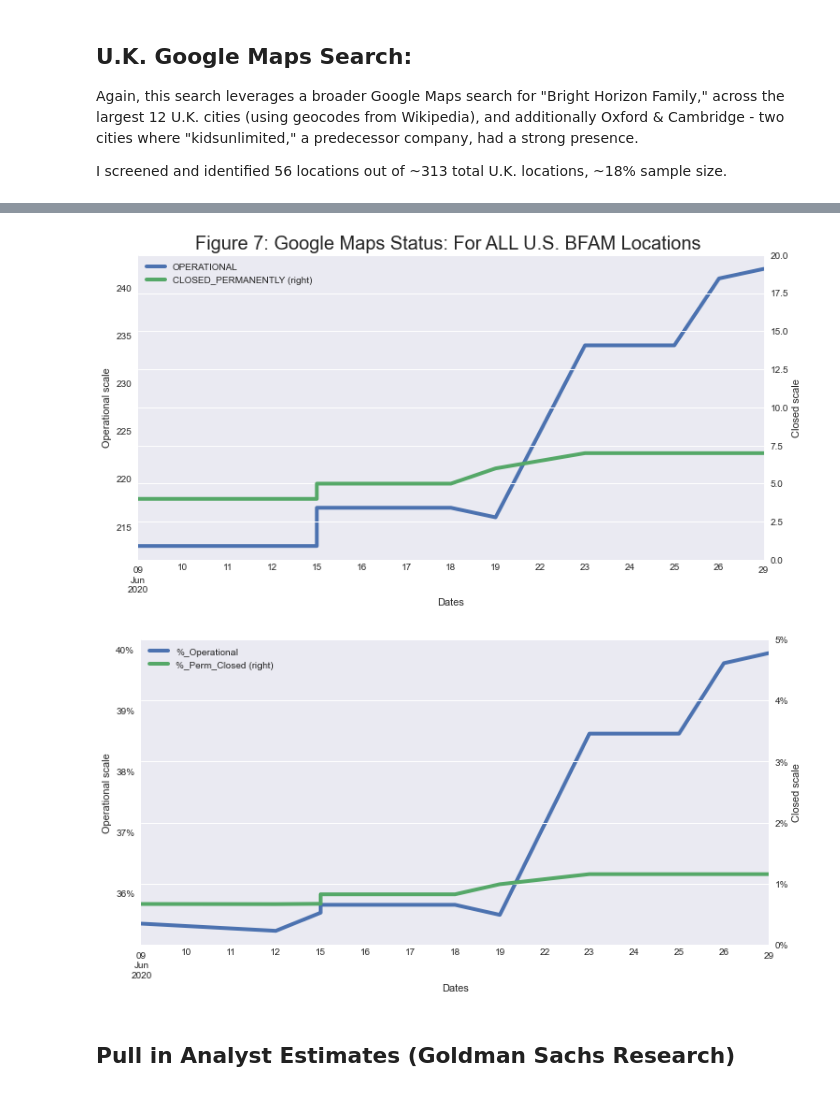
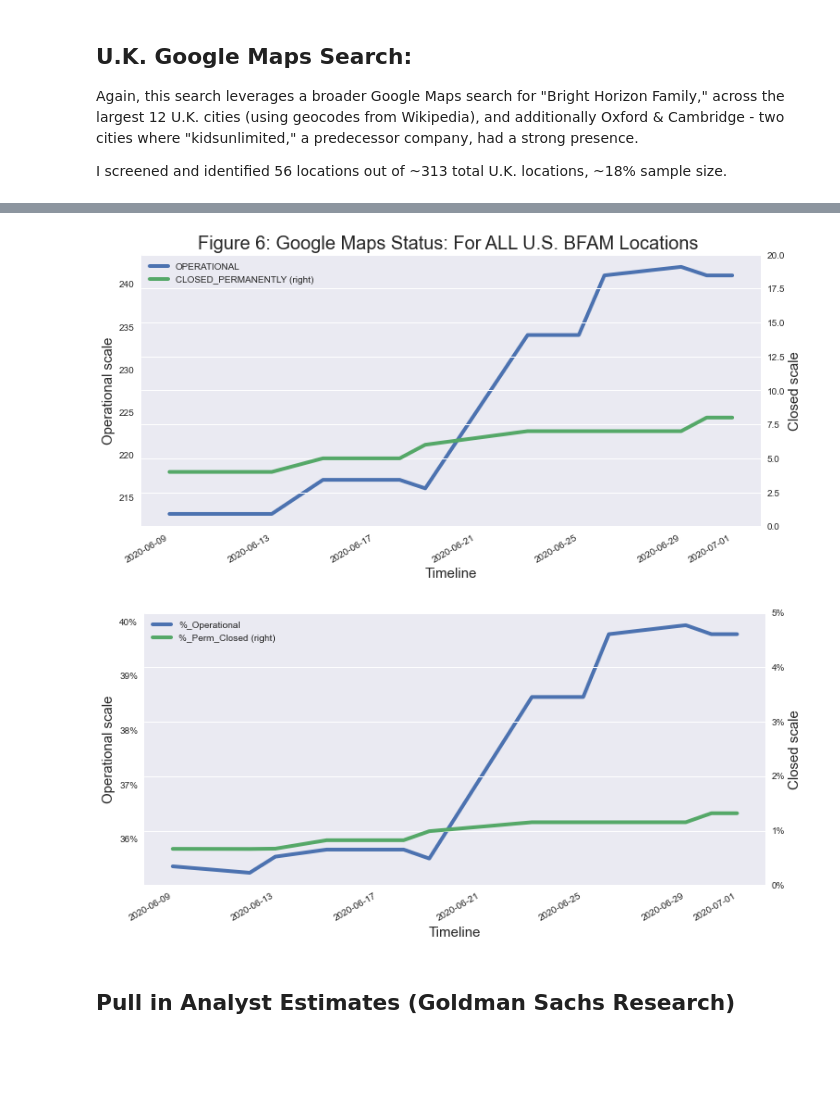
Before and after one commit to josh-grasso/BFAM_Google_Maps_Analysis, a Jupyter notebook: BFAM_GitHub_wo_GMaps.ipynb, the cells around one changed output, grey strips where cells are left out. Drawn from its saved outputs; the diff is of its cells as text; code cells hidden in the pictures; blank space fills up the shorter version.

Commit message:
Update w/ Jul 1st data, organize CSVs in directory

```diff
--- a/BFAM_GitHub_wo_GMaps.ipynb
+++ b/BFAM_GitHub_wo_GMaps.ipynb
@@ -54,6 +54,6 @@ import requests, bs4
 
 today = datetime.now()
 month,day,year = today.month,today.day,today.year
-parent_folder = Path.home() / 'Jupyter' / 'BFAM_Project' / 'BFAM_Google_Maps_Analysis'
+csv_folder = Path.home() / 'Jupyter' / 'BFAM_Project' / 'BFAM_Google_Maps_Analysis' / 'CSVs'
 # %% [markdown]
 ## BFAM Website Scrape: Location Information Published on BFAM's Website
@@ -190,6 +193,6 @@ This code performs a search for the business status of the ~440 BFAM locations l
 # %%
 # Load Prior Data
-BFAM_status_timeline_path = parent_folder / Path('BFAM_status_timeline.csv')
+BFAM_status_timeline_path = csv_folder / Path('BFAM_status_timeline.csv')
 prior_bfam_status_timeline = pd.read_csv(BFAM_status_timeline_path,index_col=0)
 # %%
 """
@@ -288,12 +289,12 @@ Through a broader Google Maps search for "Bright Horizon Family," across the lar
 This code performs a search for the business status of these 165 locations.
 # %%
 # Load Prior Data
-BFAM_broad_search_status_timeline_path = parent_folder / Path('BFAM_broad_search_status_timeline.csv')
+BFAM_broad_search_status_timeline_path = csv_folder / Path('BFAM_broad_search_status_timeline.csv')
 prior_bfam_broad_search_status_timeline = pd.read_csv(BFAM_broad_search_status_timeline_path,index_col=0)
 prior_bfam_broad_search_status_timeline.index.name = 'place_id'
 
 # Load Original Search Results
-BFAM_broad_search_results_path = parent_folder / Path('BFAM_broad_search_results.csv')
+BFAM_broad_search_results_path = csv_folder / Path('BFAM_broad_search_results.csv')
 BFAM_broad_search_results_frame = pd.read_csv(BFAM_broad_search_results_path,index_col=0)
 # %%
 """
@@ -419,7 +417,7 @@ Again, this search leverages a broader Google Maps search for "Bright Horizon Fa
 I screened and identified 56 locations out of \~313 total U.K. locations, \~18% sample size.
 # %%
 # Load Prior Data
-BFAM_uk_status_timeline_path = parent_folder / Path('BFAM_uk_status_timeline.csv')
+BFAM_uk_status_timeline_path = csv_folder / Path('BFAM_uk_status_timeline.csv')
 prior_bfam_uk_status_timeline = pd.read_csv(BFAM_uk_status_timeline_path,index_col=0)
 prior_bfam_uk_status_timeline.index.name = 'place_id'
 # %%
@@ -523,28 +497,27 @@ plt.legend(fontsize=12.5, loc="lower center",frameon=True,facecolor='white',fram
 # %%
 # CHART: Google Maps Status: For ALL U.S. BFAM Locations
-ax_1 = _total_us_timeline_remove_na[['OPERATIONAL','CLOSED_PERMANENTLY']].plot(
+ax_6_1 = total_us_timeline_remove_na[['OPERATIONAL','CLOSED_PERMANENTLY']].plot(
     secondary_y='CLOSED_PERMANENTLY',figsize=(12,6),linewidth=4);
-ax_1.set_ylabel('Operational scale')
-ax_1.right_ax.set_ylabel('Closed scale')
-ax_1.right_ax.set_ylim(0,20)
+ax_6_1.set_ylabel('Operational scale',fontsize=15)
+ax_6_1.set_xlabel('Timeline',fontsize=15)
+ax_6_1.right_ax.set_ylabel('Closed scale',fontsize=15)
+ax_6_1.right_ax.set_ylim(0,20)
 
-plt.title("Figure 7: Google Maps Status: For ALL U.S. BFAM Locations ",fontsize=20)
+plt.title("Figure 6: Google Maps Status: For ALL U.S. BFAM Locations ",fontsize=20)
 
-ax_2 = _total_us_timeline_remove_na[['%_Operational','%_Perm_Closed']].plot(
+ax_6_2 = total_us_timeline_remove_na[['%_Operational','%_Perm_Closed']].plot(
     secondary_y='%_Perm_Closed',figsize=(12,6),linewidth=4);
-ax_2.set_ylabel('Operational scale');
-ax_2.right_ax.set_ylabel('Closed scale');
-ax_2.right_ax.set_ylim(0,0.05);
-vals_l = ax_2.get_yticks();
-ax_2.set_yticklabels(['{:,.0%}'.format(y) for y in vals_l])
-vals_r = ax_2.right_ax.get_yticks()
-ax_2.right_ax.set_yticklabels(['{:,.0%}'.format(y) for y in vals_r]);
-
-# Clean up the non-overlapping dates with drop_na (otherwise the data is confusing)
-#total_us_timeline_remove_na[['OPERATIONAL','%_Operational']].plot(subplots=True);
+ax_6_2.set_ylabel('Operational scale',fontsize=15)
+ax_6_2.set_xlabel('Timeline',fontsize=15)
+ax_6_2.right_ax.set_ylabel('Closed scale',fontsize=15)
+ax_6_2.right_ax.set_ylim(0,0.05);
+vals_6_2 = ax_6_2.get_yticks();
+ax_6_2.set_yticklabels(['{:,.0%}'.format(y) for y in vals_6_2])
+vals_r = ax_6_2.right_ax.get_yticks()
+ax_6_2.right_ax.set_yticklabels(['{:,.0%}'.format(y) for y in vals_r]);
 # %% [output]
-[figure, old version]
+[figure, new version]
-[figure, old version]
+[figure, new version]
 # %% [markdown]
 ## Pull in Analyst Estimates (Goldman Sachs Research)
 # %%
```
Also changed, not shown: parts of 44 cells of this notebook, 8 other files.
